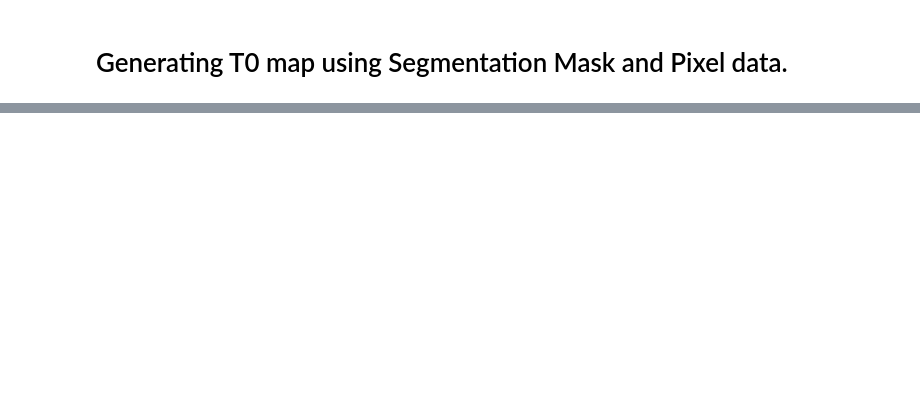
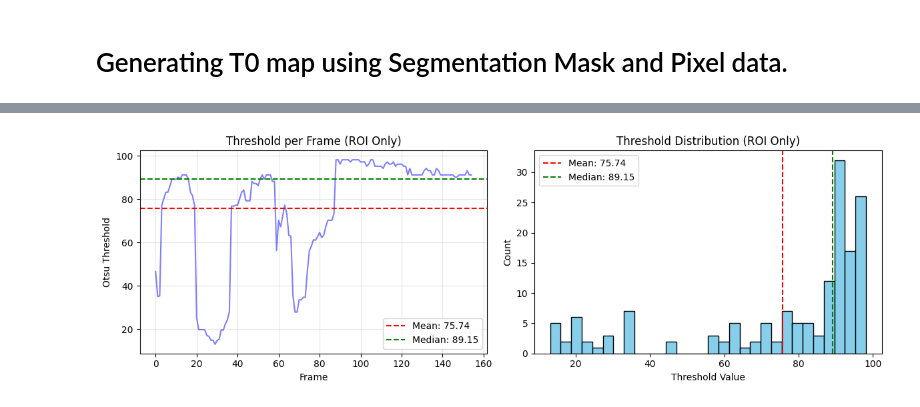
Before and after one commit to TUL-Dev/QuantUS-Plugins-CEUS, a Jupyter notebook: TwoD_CEUS_test/T0_testing.ipynb, the cells around one changed output, grey strips where cells are left out. Drawn from its saved outputs; the diff is of its cells as text; code cells hidden in the pictures; blank space fills up the shorter version.

Commit message:
Otsu Threshold Calculation

```diff
--- a/TwoD_CEUS_test/T0_testing.ipynb
+++ b/TwoD_CEUS_test/T0_testing.ipynb
@@ -132,0 +148,87 @@ image_data.pixel_data.shape
+# %%
+def otsu_threshold(frame_array, bins=256):
+    values = frame_array[np.isfinite(frame_array)].astype(np.float32).ravel()
+    if values.size == 0:
+        raise ValueError("No valid pixels available for Otsu thresholding")
+    hist, bin_edges = np.histogram(values, bins=bins)
+    bin_centers = (bin_edges[:-1] + bin_edges[1:]) / 2.0
+    total = values.size
+    sum_total = np.dot(hist, bin_centers)
+    weight_background = 0.0
+    sum_background = 0.0
+    max_variance = 0.0
+    threshold_value = float(bin_centers[0])
+    for h, center in zip(hist, bin_centers):
+        weight_background += h
+        if weight_background == 0:
+            continue
+        weight_foreground = total - weight_background
+        if weight_foreground == 0:
+            break
+        sum_background += h * center
+        mean_background = sum_background / weight_background
+        mean_foreground = (sum_total - sum_background) / weight_foreground
+        between_variance = weight_background * weight_foreground * (mean_background - mean_foreground) ** 2
+        if between_variance > max_variance:
+            max_variance = between_variance
+            threshold_value = center
+    return threshold_value
+
+# Compute Otsu across multiple frames, using ROI only
+start_frame = 0
+end_frame = 250
+frames = image_data.pixel_data[:,:,:,0]
+seg_mask = seg_data.seg_mask
+
+thresholds = []
+for i in range(start_frame, end_frame):
+    frame = np.asarray(frames[i], dtype=np.float32)
+
+    # Get mask for this frame
+    if seg_mask.ndim == 3 and seg_mask.shape[2] == frames.shape[0]:
+        roi_mask = seg_mask[:,:,i].T
+    else:
+        roi_mask = seg_mask
+
+    # Extract only ROI pixels
+    roi_pixels = frame[roi_mask > 0]
+
+    if roi_pixels.size > 0:
+        thresh = otsu_threshold(roi_pixels)
+        thresholds.append(thresh)
+
+thresholds = np.array(thresholds)
+
+# Statistics
+print(f"Analyzed ROI in frames {start_frame}-{end_frame}:")
+print(f"  Mean: {thresholds.mean():.2f}")
+print(f"  Median: {np.median(thresholds):.2f}")
+print(f"  Std: {thresholds.std():.2f}")
+
+# Use median as optimal threshold
+otsu_threshold_value = np.median(thresholds)
+print(f"\nUsing median threshold: {otsu_threshold_value:.2f}")
+
+# Plot
+fig, axes = plt.subplots(1, 2, figsize=(12, 4))
+
+axes[0].plot(range(start_frame, start_frame + len(thresholds)), thresholds, 'b-', alpha=0.5)
+axes[0].axhline(thresholds.mean(), color='r', linestyle='--', label=f'Mean: {thresholds.mean():.2f}')
+axes[0].axhline(np.median(thresholds), color='g', linestyle='--', label=f'Median: {np.median(thresholds):.2f}')
+axes[0].set_xlabel('Frame')
+axes[0].set_ylabel('Otsu Threshold')
+axes[0].set_title('Threshold per Frame (ROI Only)')
+axes[0].legend()
+axes[0].grid(True, alpha=0.3)
+
+axes[1].hist(thresholds, bins=30, color='skyblue', edgecolor='black')
+axes[1].axvline(thresholds.mean(), color='r', linestyle='--', label=f'Mean: {thresholds.mean():.2f}')
+axes[1].axvline(np.median(thresholds), color='g', linestyle='--', label=f'Median: {np.median(thresholds):.2f}')
+axes[1].set_xlabel('Threshold Value')
+axes[1].set_ylabel('Count')
+axes[1].set_title('Threshold Distribution (ROI Only)')
+axes[1].legend()
+
+plt.tight_layout()
+plt.show()
+# %% [output]
@@ -133,3 +241,4 @@ image_data.pixel_data.shape
+[figure, added]
 # %%
 from TwoD_CEUS_test.T0_map import generate_t0_map, get_t0_statistics, mask_t0_map
 
```
Also changed, not shown: parts of 7 cells of this notebook, 1 other file.
